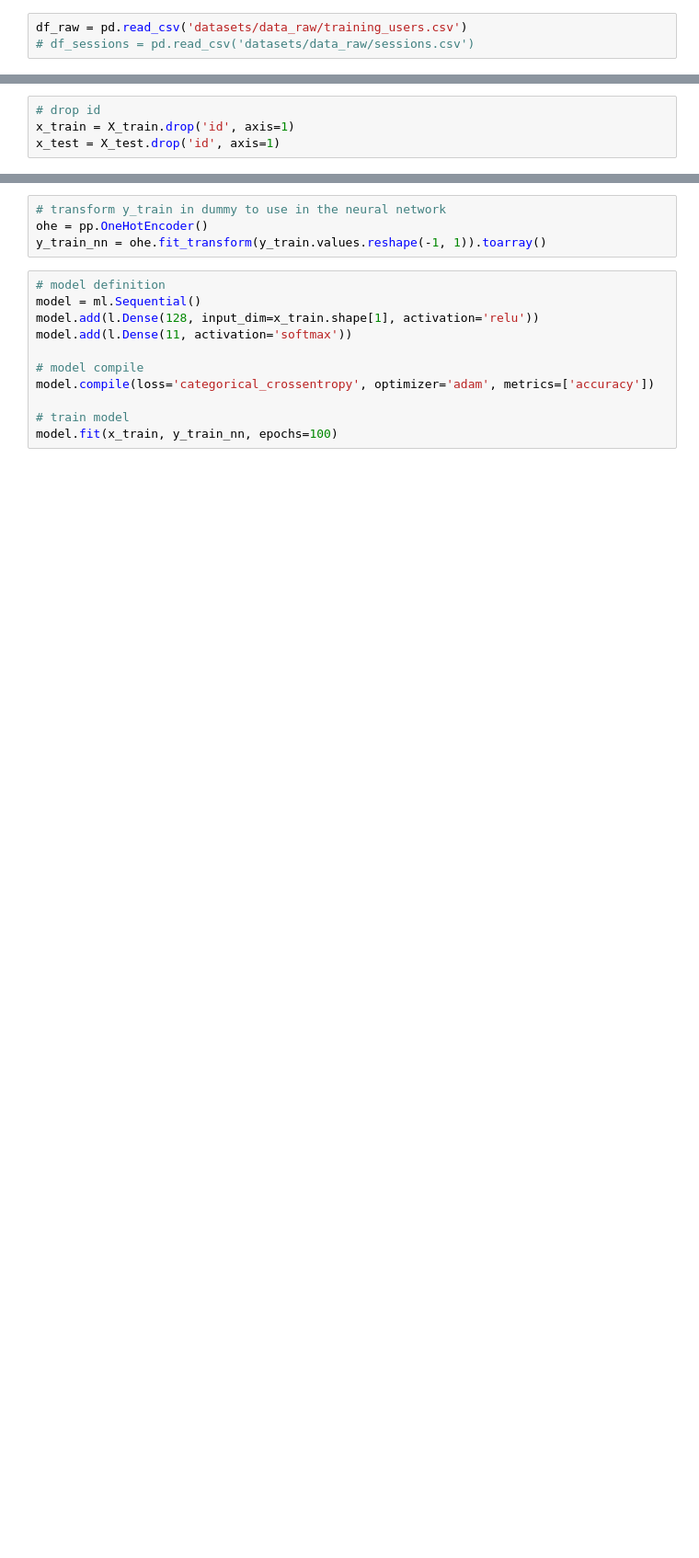
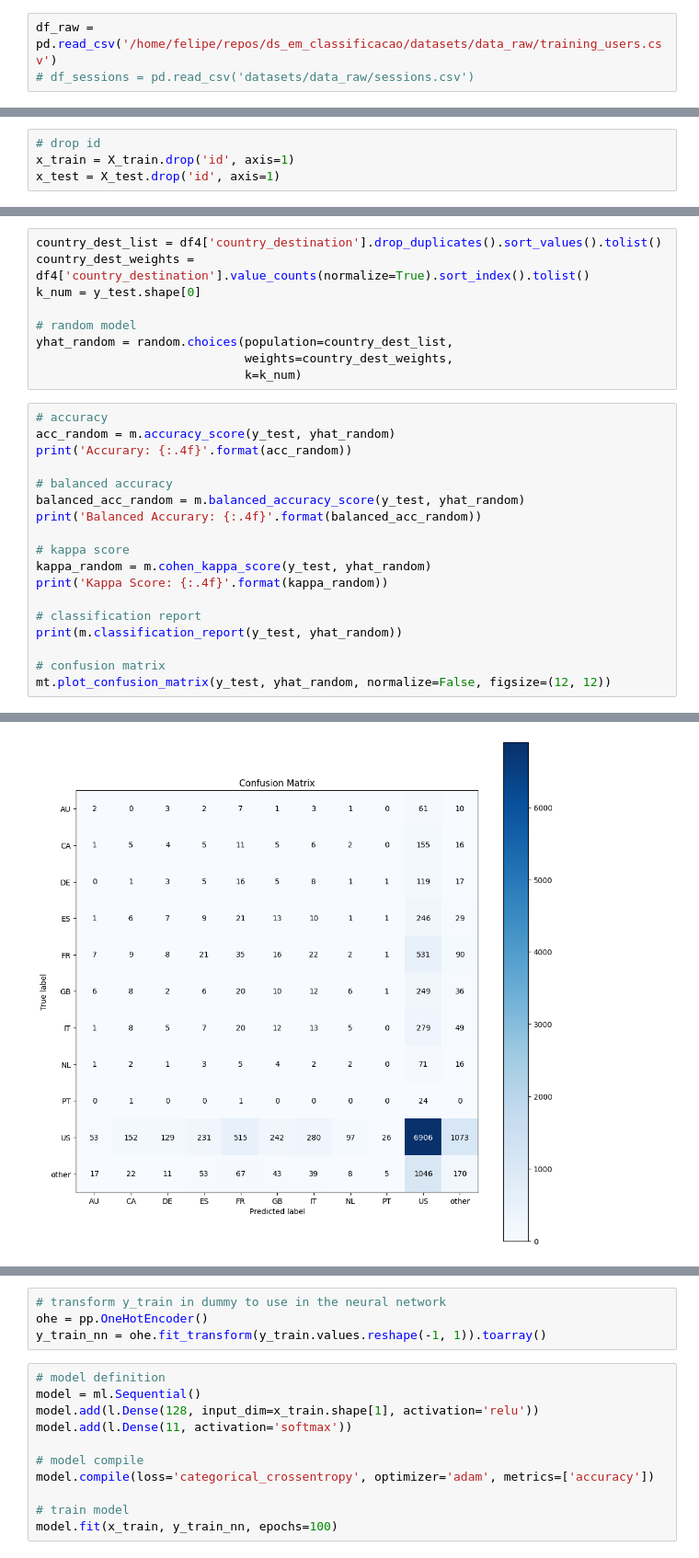
Before and after one commit to felipefvasconcelos/airbnb_destination_prediction, a Jupyter notebook: notebooks/0.0.kickoff-project.ipynb, the cells around one changed output, grey strips where cells are left out. Shown at 92% size. Saved outputs shown, nothing was run; the diff lists cells and outputs as text; blank space fills up the shorter version.

Commit message:
added kappa score, balanced accurary, and baseline model

```diff
--- a/notebooks/0.0.kickoff-project.ipynb
+++ b/notebooks/0.0.kickoff-project.ipynb
@@ -40,7 +42,7 @@ from scikitplot import metrics         as mt
 # %% [markdown]
 ## 0.2. Loading Data
 # %%
-df_raw = pd.read_csv('datasets/data_raw/training_users.csv')
+df_raw = pd.read_csv('/home/felipe/repos/ds_em_classificacao/datasets/data_raw/training_users.csv')
 # df_sessions = pd.read_csv('datasets/data_raw/sessions.csv')
 # %% [markdown]
 # 1.0. Data Description
@@ -182,0 +187,28 @@ x_test = X_test.drop('id', axis=1)
+# %%
+country_dest_list = df4['country_destination'].drop_duplicates().sort_values().tolist()
+country_dest_weights = df4['country_destination'].value_counts(normalize=True).sort_index().tolist()
+k_num = y_test.shape[0]
+
+# random model
+yhat_random = random.choices(population=country_dest_list,
+                             weights=country_dest_weights,
+                             k=k_num)
+# %%
+# accuracy
+acc_random = m.accuracy_score(y_test, yhat_random)
+print('Accurary: {:.4f}'.format(acc_random))
+
+# balanced accuracy
+balanced_acc_random = m.balanced_accuracy_score(y_test, yhat_random)
+print('Balanced Accurary: {:.4f}'.format(balanced_acc_random))
+
+# kappa score
+kappa_random = m.cohen_kappa_score(y_test, yhat_random)
+print('Kappa Score: {:.4f}'.format(kappa_random))
+
+# classification report
+print(m.classification_report(y_test, yhat_random))
+
+# confusion matrix
+mt.plot_confusion_matrix(y_test, yhat_random, normalize=False, figsize=(12, 12))
+# %% [output]
@@ -182,0 +236 @@ x_test = X_test.drop('id', axis=1)
+[figure, added]
```
Also changed, not shown: parts of 9 cells of this notebook.
